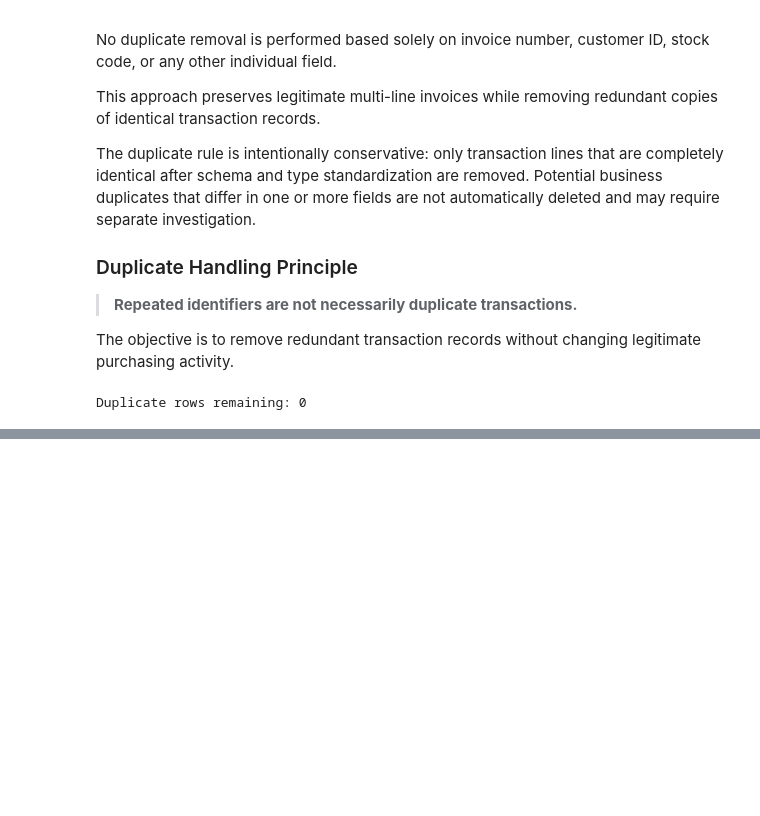
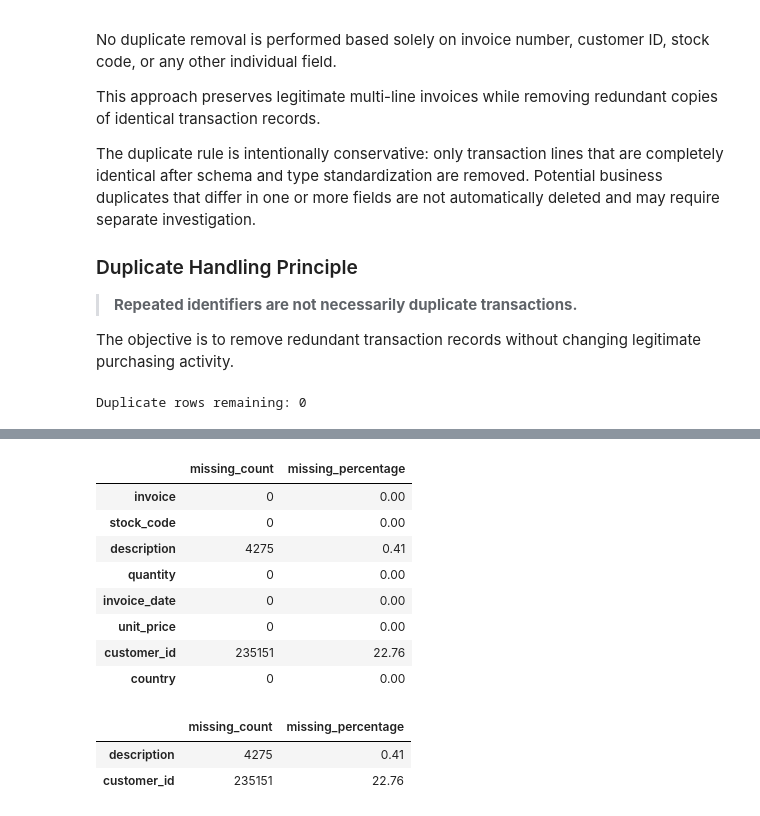
Before and after one commit to AnundaTheScientist/E-Commerce-Data-Cleaning-Reporting-Automation, a Jupyter notebook: notebooks/04_data_cleaning.ipynb, the cells around one changed output, grey strips where cells are left out. Cells and saved outputs as stored; diff of their text form; code cells hidden in the pictures; blank space fills up the shorter version.

```diff
--- a/notebooks/04_data_cleaning.ipynb
+++ b/notebooks/04_data_cleaning.ipynb
@@ -379,0 +414,27 @@ Duplicate rows remaining: 0
+# %%
+#Create a proper missing-value profile
+
+missing_profile = pd.DataFrame({
+    "missing_count": df_clean.isna().sum(),
+    "missing_percentage": (df_clean.isna().mean() * 100).round(2)
+})
+
+missing_profile
+# %% [output]
+|  | missing_count | missing_percentage |
+| invoice | 0 | 0.00 |
+| stock_code | 0 | 0.00 |
+| description | 4275 | 0.41 |
+| quantity | 0 | 0.00 |
+| invoice_date | 0 | 0.00 |
+| unit_price | 0 | 0.00 |
+| customer_id | 235151 | 22.76 |
+| country | 0 | 0.00 |
+# %%
+#Identify columns actually contain missing values
+
+missing_profile[missing_profile["missing_count"] > 0]
+# %% [output]
+|  | missing_count | missing_percentage |
+| description | 4275 | 0.41 |
+| customer_id | 235151 | 22.76 |
```
Also changed, not shown: parts of 17 cells of this notebook.
